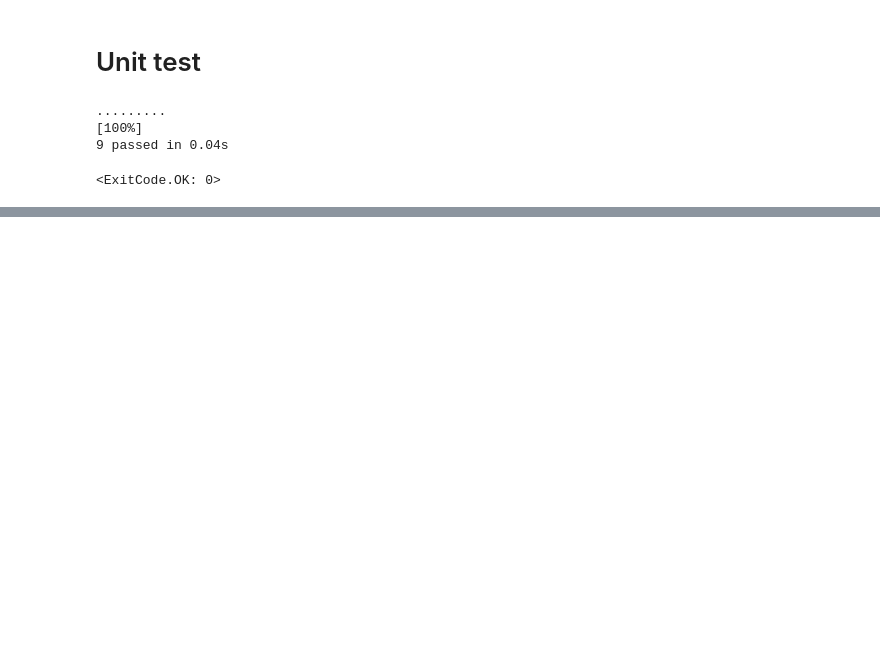
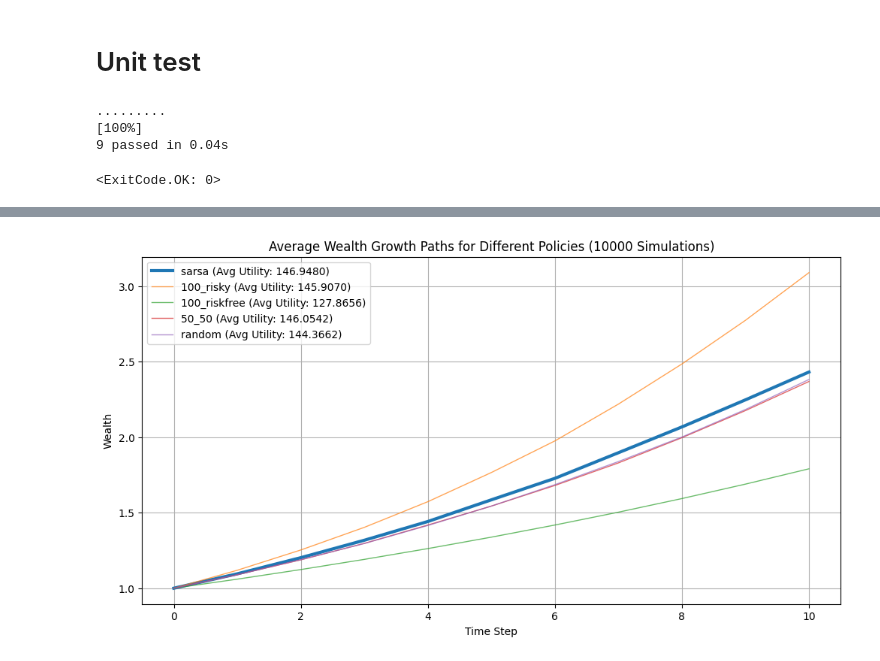
Before and after one commit to Sigmundau/MAFS5370_first-assignment, a Jupyter notebook: final_SARSA.ipynb, the cells around one changed output, grey strips where cells are left out. Cells and saved outputs as stored; diff of their text form; code cells hidden in the pictures; blank space fills up the shorter version.

```diff
--- a/final_SARSA.ipynb
+++ b/final_SARSA.ipynb
@@ -846,0 +977,90 @@ ipytest.run()
+# %%
+# Helper function for utility computation (aligned with your environment's reward)
+def compute_utility(wealth, risk_aversion):
+    '''
+    Computes the utility for a given wealth and risk aversion.
+
+    Args:
+        wealth (float): The current wealth.
+        risk_aversion (float): The risk aversion.
+
+    Returns:
+    '''
+    return (1 - np.exp(-risk_aversion * wealth)) / risk_aversion * 100
+
+# Function to simulate wealth growth path for a given policy
+def simulate_policy(env, agent, policy_type, num_simulations=10000, initial_wealth=1):
+    '''
+    Simulates the wealth growth path for a given policy.
+
+    Args:
+        env (PortfolioEnvironment): The environment to simulate the policy on.
+        agent (SARSA): The agent to simulate the policy on.
+        policy_type (str): The type of policy to simulate.
+        num_simulations (int): The number of simulations to run.
+        initial_wealth (float): The initial wealth.
+
+    Returns:
+        tuple: A tuple containing the wealth paths and utility values.
+    '''
+    wealth_paths = np.zeros((num_simulations, env.max_steps + 1))  # +1 to include initial wealth
+    utility_values = np.zeros(num_simulations)
+
+    for sim in range(num_simulations):
+        wealth = initial_wealth
+        wealth_paths[sim, 0] = wealth
+        random_values = np.random.random(env.max_steps)  # Pre-generate random values for consistency
+
+        for t in range(env.max_steps):
+            steps_remaining = env.max_steps - t
+            state = np.array([wealth, steps_remaining])
+
+            if policy_type == 'sarsa':
+                alloc = agent.get_best_action(state)  # Use trained SARSA agent's best action
+            elif policy_type == '100_risky':
+                alloc = 1.0
+            elif policy_type == '100_riskfree':
+                alloc = 0.0
+            elif policy_type == '50_50':
+                alloc = 0.5
+            elif policy_type == 'random':
+                alloc = np.random.uniform(0, 1)
+            else:
+                raise ValueError(f"Unknown policy type: {policy_type}")
+
+            # Simulate the risky asset return using the pre-generated random value
+            risky_return = env.risky_asset.up_return if random_values[t] < env.risky_asset.p else env.risky_asset.down_return
+            portfolio_return = alloc * risky_return + (1 - alloc) * env.risk_free_return
+            wealth *= portfolio_return
+            wealth_paths[sim, t + 1] = wealth
+
+        utility_values[sim] = compute_utility(wealth, env.risk_aversion)
+
+    return wealth_paths, utility_values
+# Example usage after training
+policies = ['sarsa', '100_risky', '100_riskfree', '50_50', 'random']
+wealth_paths_dict = {}
+utility_dict = {}
+
+for policy in policies:
+    wealth_paths, utility_values = simulate_policy(env_xtmid, agent_xtmid, policy)
+    wealth_paths_dict[policy] = wealth_paths
+    utility_dict[policy] = utility_values
+
+# Plotting (as in your original snippet)
+plt.figure(figsize=(12, 6))
+for policy in policies:
+    avg_wealth_path = np.mean(wealth_paths_dict[policy], axis=0)
+    transparency = 0.7 if policy in ['100_risky', '100_riskfree', '50_50', 'random'] else 1
+    linewidth = 1 if policy in ['100_risky', '100_riskfree', '50_50', 'random'] else 3
+    plt.plot(range(env_xtmid.max_steps + 1), avg_wealth_path, label=f'{policy} (Avg Utility: {np.mean(utility_dict[policy]):.4f})',
+             linewidth=linewidth, alpha=transparency)
+
+plt.xlabel('Time Step')
+plt.ylabel('Wealth')
+plt.title('Average Wealth Growth Paths for Different Policies (10000 Simulations)')
+plt.legend()
+plt.grid(True)
+plt.show()
+# %% [output]
+[figure, added]
```
Also changed, not shown: parts of 8 cells of this notebook.
